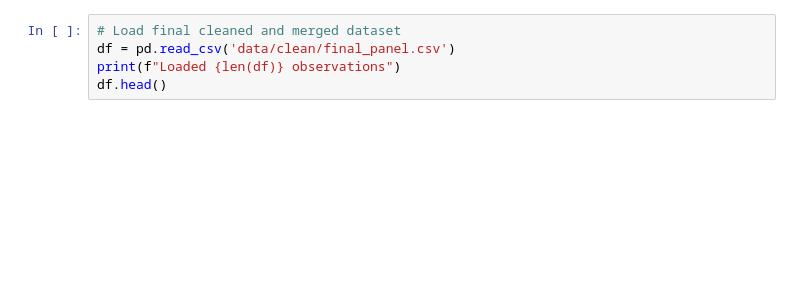
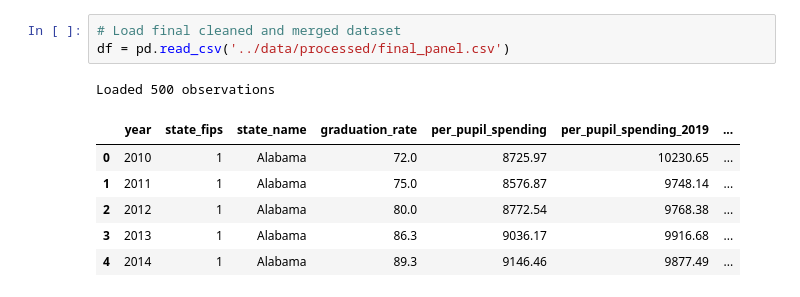
Before and after one commit to joanelambert/D502, a Jupyter notebook: notebooks/data_analysis.ipynb, the cells around one changed output. Saved outputs shown, nothing was run; the diff lists cells and outputs as text; blank space fills up the shorter version.

```diff
--- a/notebooks/data_analysis.ipynb
+++ b/notebooks/data_analysis.ipynb
@@ -47,6 +114,12 @@ I manually downloaded the NCES data in Excel file format. I then merged the four
 The final dataset contains 500 state-year observations (50 states × 10 years). Nine graduation values are missing from the original source.
 # %%
 # Load final cleaned and merged dataset
-df = pd.read_csv('data/clean/final_panel.csv')
-print(f"Loaded {len(df)} observations")
-df.head()
+df = pd.read_csv('../data/processed/final_panel.csv')
+# %% [output]
+Loaded 500 observations
+|  | year | state_fips | state_name | graduation_rate | per_pupil_spending | per_pupil_spending_2019 | ... |
+| 0 | 2010 | 1 | Alabama | 72.0 | 8725.97 | 10230.65 | ... |
+| 1 | 2011 | 1 | Alabama | 75.0 | 8576.87 | 9748.14 | ... |
+| 2 | 2012 | 1 | Alabama | 80.0 | 8772.54 | 9768.38 | ... |
+| 3 | 2013 | 1 | Alabama | 86.3 | 9036.17 | 9916.68 | ... |
+| 4 | 2014 | 1 | Alabama | 89.3 | 9146.46 | 9877.49 | ... |
```
Also changed, not shown: parts of 60 cells of this notebook.
